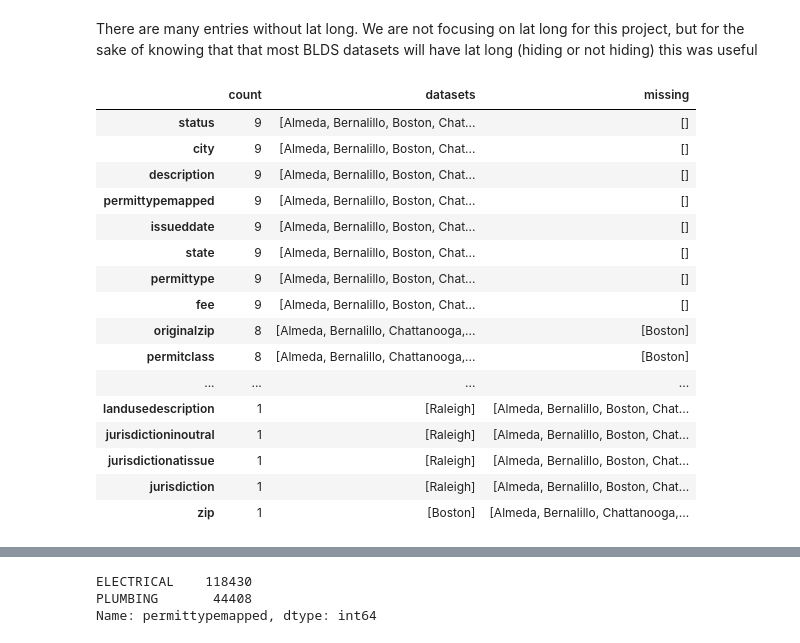
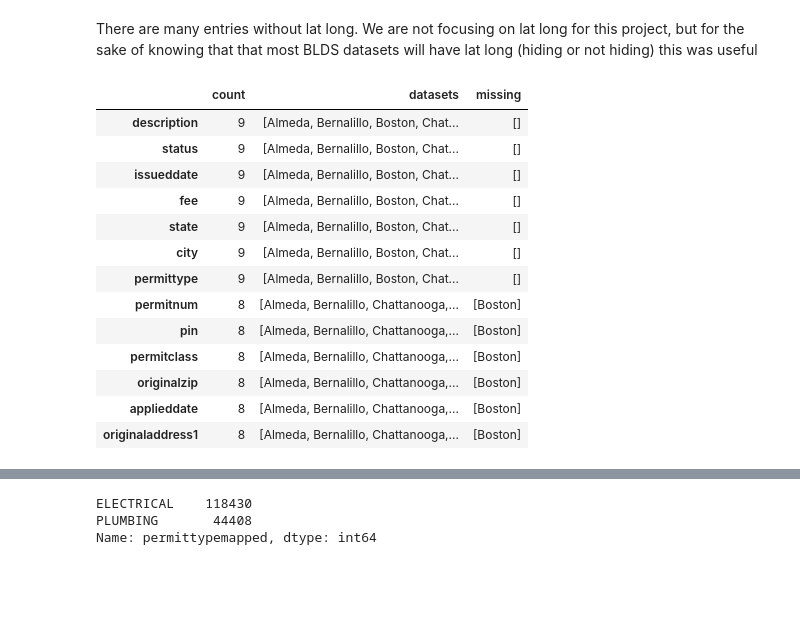
Before and after one commit to sunlightpolicy/open_data_standards_project, a Jupyter notebook: blds_notebook.ipynb, the cells around one changed output, grey strips where cells are left out. Cells and saved outputs as stored; diff of their text form; code cells hidden in the pictures; blank space fills up the shorter version.

```diff
--- a/blds_notebook.ipynb
+++ b/blds_notebook.ipynb
@@ -115,25 +106,22 @@ check_na(permit_dfs['Chattanooga'])
 # %% [markdown]
 There are many entries without lat long.  We are not focusing on lat long for this project, but for the sake of knowing that that most BLDS datasets will have lat long (hiding or not hiding) this was useful
-# %%
-headers_dfs
-# %% [output]
-|  | count | datasets | missing |
-| status | 9 | [Almeda, Bernalillo, Boston, Chat... | [] |
-| city | 9 | [Almeda, Bernalillo, Boston, Chat... | [] |
-| description | 9 | [Almeda, Bernalillo, Boston, Chat... | [] |
-| permittypemapped | 9 | [Almeda, Bernalillo, Boston, Chat... | [] |
-| issueddate | 9 | [Almeda, Bernalillo, Boston, Chat... | [] |
-| state | 9 | [Almeda, Bernalillo, Boston, Chat... | [] |
-| permittype | 9 | [Almeda, Bernalillo, Boston, Chat... | [] |
-| fee | 9 | [Almeda, Bernalillo, Boston, Chat... | [] |
-| originalzip | 8 | [Almeda, Bernalillo, Chattanooga,... | [Boston] |
-| permitclass | 8 | [Almeda, Bernalillo, Chattanooga,... | [Boston] |
-| ... | ... | ... | ... |
-| landusedescription | 1 | [Raleigh] | [Almeda, Bernalillo, Boston, Chat... |
-| jurisdictioninoutral | 1 | [Raleigh] | [Almeda, Bernalillo, Boston, Chat... |
-| jurisdictionatissue | 1 | [Raleigh] | [Almeda, Bernalillo, Boston, Chat... |
-| jurisdiction | 1 | [Raleigh] | [Almeda, Bernalillo, Boston, Chat... |
-| zip | 1 | [Boston] | [Almeda, Bernalillo, Chattanooga,... |
+# %%
+headers_dfs[headers_dfs['count'] >= 8]
+# %% [output]
+|  | count | datasets | missing |
+| description | 9 | [Almeda, Bernalillo, Boston, Chat... | [] |
+| status | 9 | [Almeda, Bernalillo, Boston, Chat... | [] |
+| issueddate | 9 | [Almeda, Bernalillo, Boston, Chat... | [] |
+| fee | 9 | [Almeda, Bernalillo, Boston, Chat... | [] |
+| state | 9 | [Almeda, Bernalillo, Boston, Chat... | [] |
+| city | 9 | [Almeda, Bernalillo, Boston, Chat... | [] |
+| permittype | 9 | [Almeda, Bernalillo, Boston, Chat... | [] |
+| permitnum | 8 | [Almeda, Bernalillo, Chattanooga,... | [Boston] |
+| pin | 8 | [Almeda, Bernalillo, Chattanooga,... | [Boston] |
+| permitclass | 8 | [Almeda, Bernalillo, Chattanooga,... | [Boston] |
+| originalzip | 8 | [Almeda, Bernalillo, Chattanooga,... | [Boston] |
+| applieddate | 8 | [Almeda, Bernalillo, Chattanooga,... | [Boston] |
+| originaladdress1 | 8 | [Almeda, Bernalillo, Chattanooga,... | [Boston] |
 # %%
 permit_dfs['Chattanooga'].head(1)
 # %% [output]
```
Also changed, not shown: parts of 21 cells of this notebook, 12 other files.
